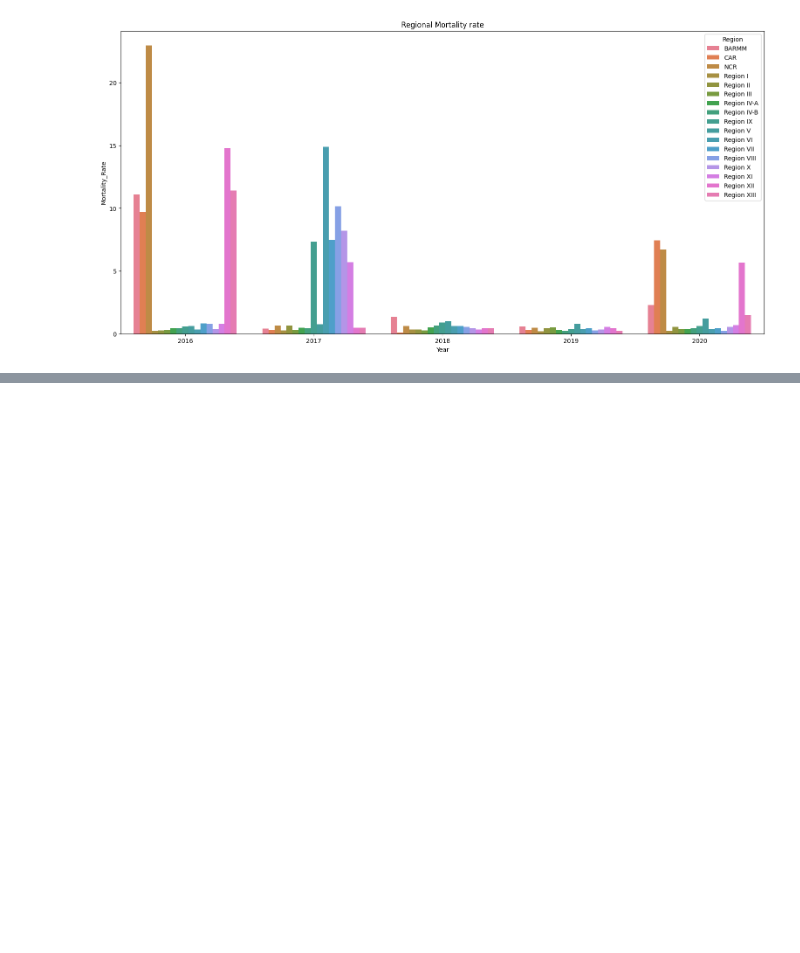
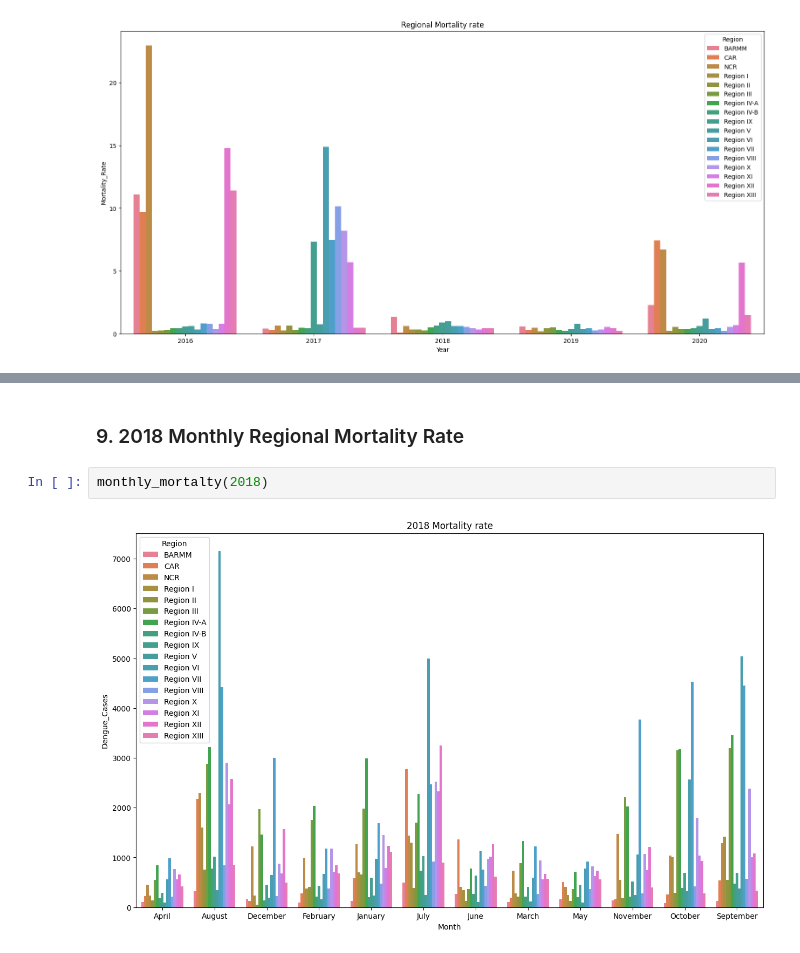
Before and after one commit to RyannKim327/Jupyter-Notebook, a Jupyter notebook: ITD - 3B/activity 5.ipynb, the cells around one changed output, grey strips where cells are left out. Cells and saved outputs as stored; diff of their text form; blank space fills up the shorter version.

```diff
--- a/ITD - 3B/activity 5.ipynb
+++ b/ITD - 3B/activity 5.ipynb
@@ -132,0 +154,6 @@ plt.show()
+# %% [markdown]
+### 9. 2018 Monthly Regional Mortality Rate
+# %%
+monthly_mortalty(2018)
+# %% [output]
+[figure, added]
```
Also changed, not shown: parts of 31 cells of this notebook, 1 other file.
